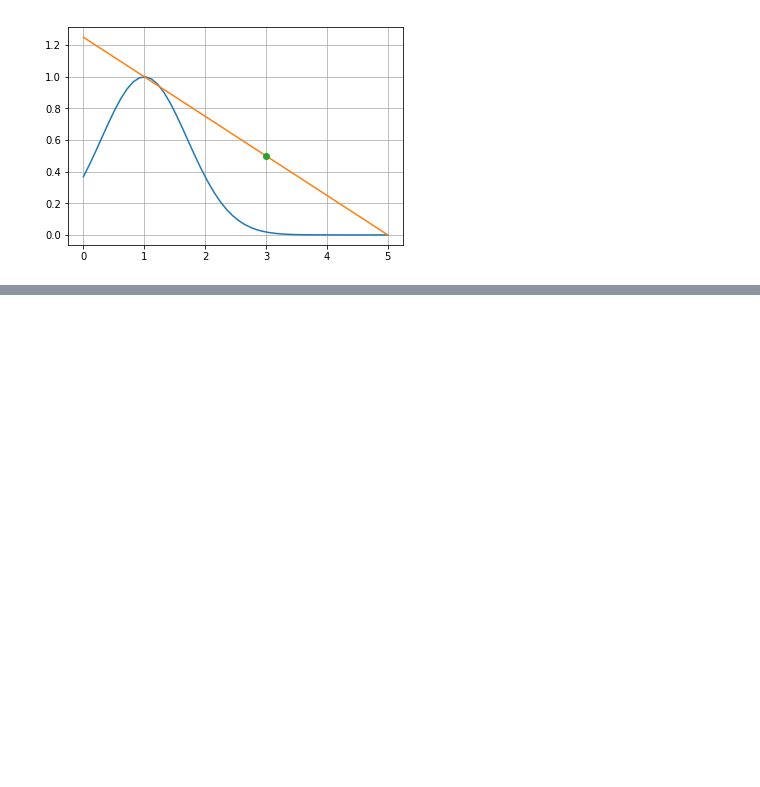
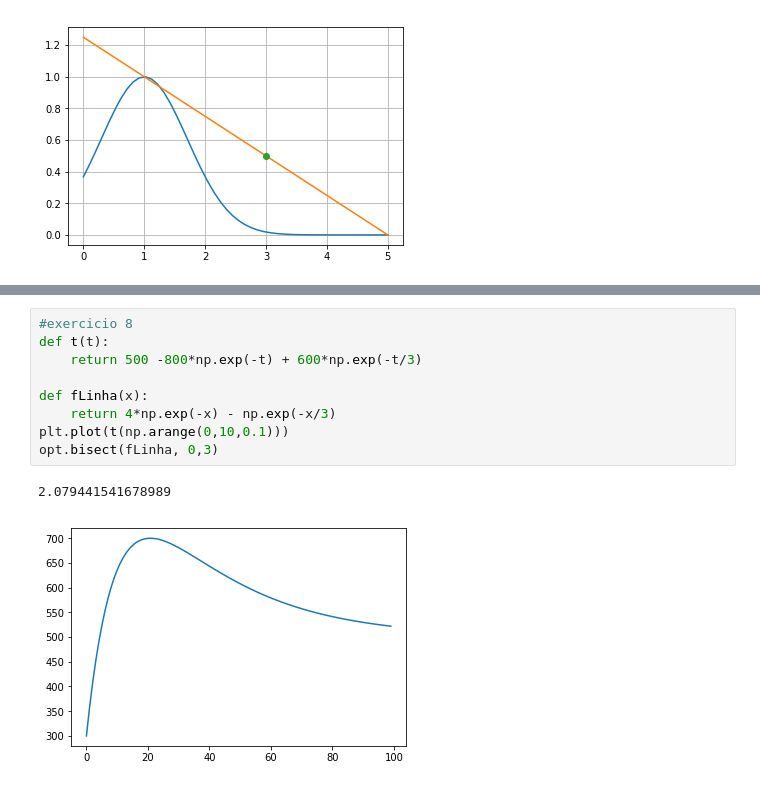
Before and after one commit to jssfilho/JupyterNoteBooks, a Jupyter notebook: atividadeMetodosAbertos.ipynb, the cells around one changed output, grey strips where cells are left out. Saved outputs shown, nothing was run; the diff lists cells and outputs as text; blank space fills up the shorter version.

```diff
--- a/atividadeMetodosAbertos.ipynb
+++ b/atividadeMetodosAbertos.ipynb
@@ -117,0 +144,12 @@ plt.plot(3, 1/2, marker='o')
+# %%
+#exercicio 8
+def t(t):
+    return 500 -800*np.exp(-t) + 600*np.exp(-t/3)
+
+def fLinha(x):
+    return 4*np.exp(-x) - np.exp(-x/3)
+plt.plot(t(np.arange(0,10,0.1)))
+opt.bisect(fLinha, 0,3)
+# %% [output]
+2.079441541678989
+[figure, added]
```
Also changed, not shown: parts of 6 cells of this notebook, 1 other file.
